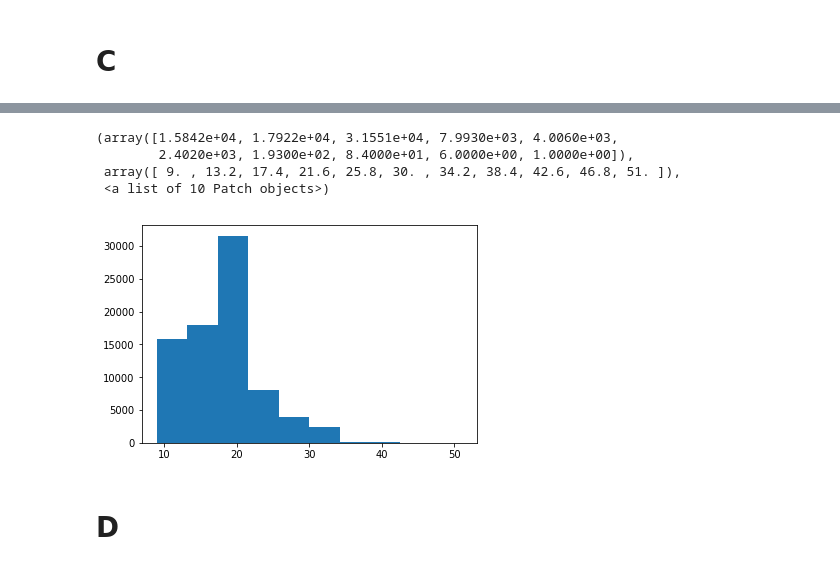
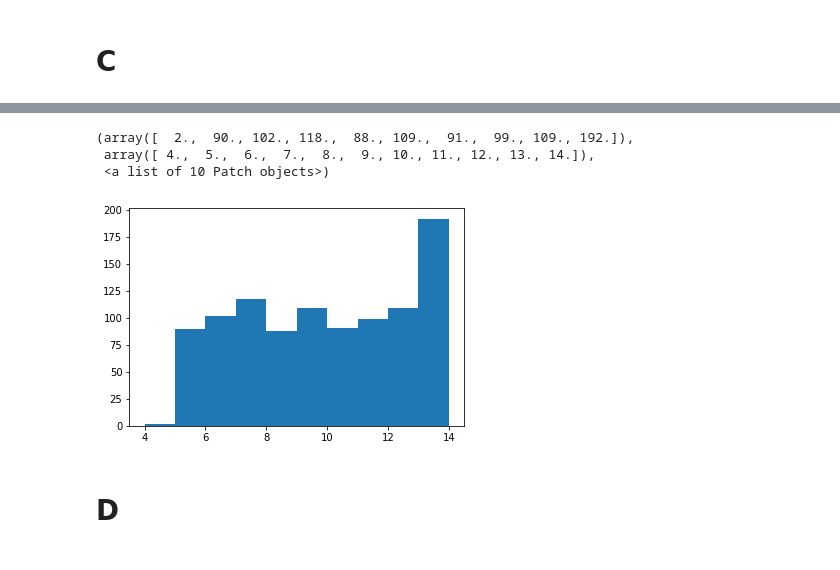
Before and after one commit to sadikneipp/hashcode2019, a Jupyter notebook: nbs/exploration.ipynb, the cells around one changed output, grey strips where cells are left out. Drawn from its saved outputs; the diff is of its cells as text; code cells hidden in the pictures.

```diff
--- a/nbs/exploration.ipynb
+++ b/nbs/exploration.ipynb
@@ -50,14 +59,13 @@ C
   {'t24', 't311', 't3p1', 't42', 't6c', 'tdk', 'tfc2', 'tjj1', 'tpl', 'tvc1'}),
  ('V', {'t031', 't3j1', 't4q', 'tpc', 'tqx'})]
 # %%
-freqs = [len(photo[1]) for photo in B]
+freqs = [len(photo[1]) for photo in C]
 plt.hist(freqs)
 # %% [output]
-(array([1.5842e+04, 1.7922e+04, 3.1551e+04, 7.9930e+03, 4.0060e+03,
-        2.4020e+03, 1.9300e+02, 8.4000e+01, 6.0000e+00, 1.0000e+00]),
- array([ 9. , 13.2, 17.4, 21.6, 25.8, 30. , 34.2, 38.4, 42.6, 46.8, 51. ]),
+(array([  2.,  90., 102., 118.,  88., 109.,  91.,  99., 109., 192.]),
+ array([ 4.,  5.,  6.,  7.,  8.,  9., 10., 11., 12., 13., 14.]),
  <a list of 10 Patch objects>)
-[figure, old version]
+[figure, new version]
 # %% [markdown]
 # D
 # %%
```
Also changed, not shown: parts of 2 cells of this notebook.
